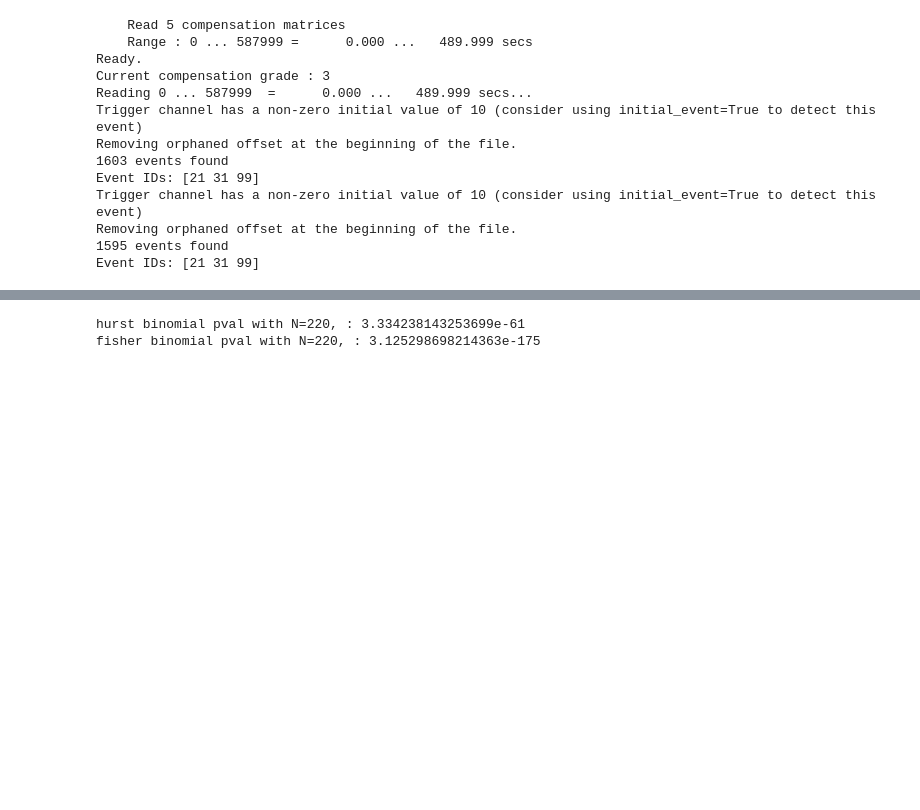
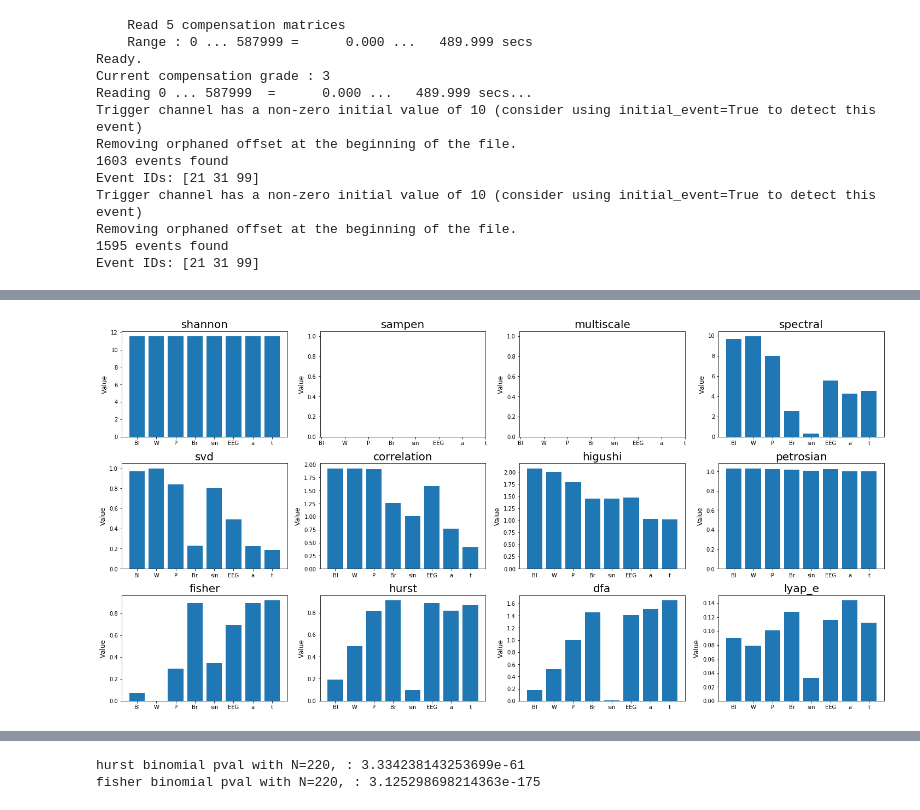
Before and after one commit to hyruuk/neurotuto, a Jupyter notebook: complexity_offline_test.ipynb, the cells around one changed output, grey strips where cells are left out. Cells and saved outputs as stored; diff of their text form; code cells hidden in the pictures; blank space fills up the shorter version.

Commit message:
update complexity tutorial

```diff
--- a/complexity_offline_test.ipynb
+++ b/complexity_offline_test.ipynb
@@ -137,0 +184,24 @@ for i, data in enumerate([pure, noise, sim_signal, eeg_freqenv]):
+# %%
+# Let's explore the complexity measures offered by NeuroKit !
+
+def complexity_plot(sigs, sig_names, met, ax):
+    comp_values = []
+    for i, sig in enumerate(sigs):
+        comp_values.append(comp_compute(sig, compute=met))
+    ax.bar(np.arange(len(comp_values)), comp_values)
+    ax.set_ylabel('Value', fontsize=12)
+    ax.set_xticks(np.arange(len(sig_names)))
+    ax.set_xticklabels(sig_names)
+    ax.set_title(met, fontsize=20)
+    return comp_values
+
+
+fig, axs = plt.subplots(3,4,figsize=(20,10), constrained_layout=True)
+
+metrics = ['shannon', 'sampen', 'multiscale', 'spectral', 'svd', 'correlation', 'higushi', 'petrosian', 'fisher', 'hurst', 'dfa', 'lyap_e']
+
+sig_names_short = ['Bl', 'W', 'P', 'Br', 'sin', 'EEG', 'a', 't']
+for i, ax in enumerate(axs.flat):
+    comp_values = complexity_plot(sigs, sig_names_short, metrics[i], ax)
+plt.savefig('comp_measures.png')
+# %% [output]
@@ -137,0 +226 @@ for i, data in enumerate([pure, noise, sim_signal, eeg_freqenv]):
+[figure, added]
```
Also changed, not shown: parts of 28 cells of this notebook, 2 other files.
